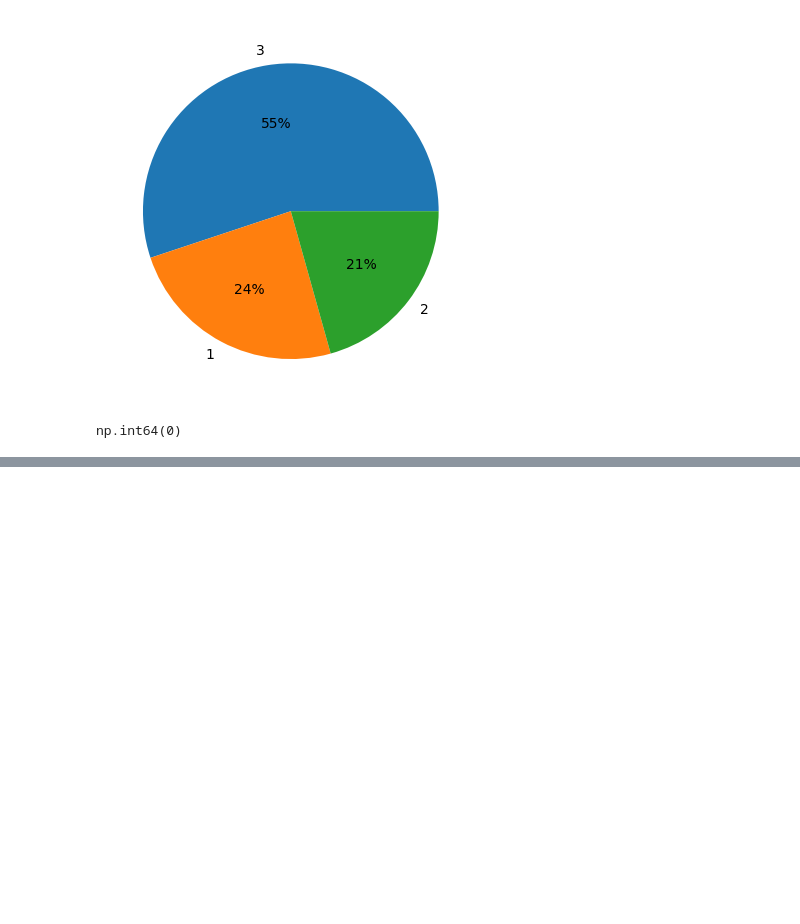
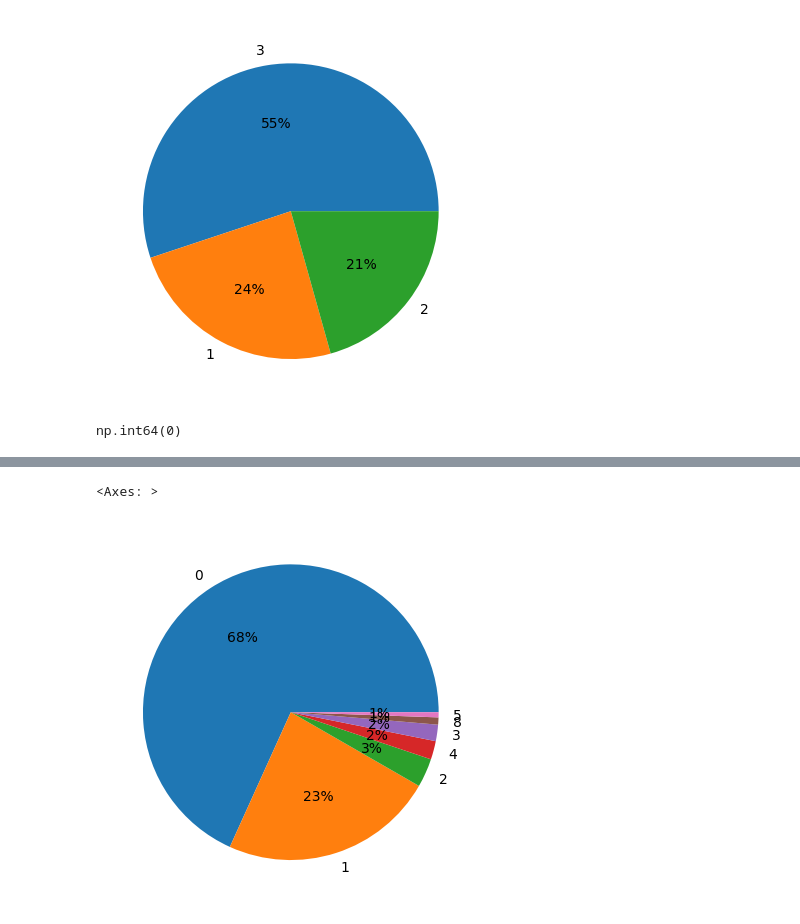
Before and after one commit to aayushmanz/Python-For-Data-Science, a Jupyter notebook: Exploratory Data Analysis (EDA)/Univariate Analysis.ipynb, the cells around one changed output, grey strips where cells are left out. Saved outputs shown, nothing was run; the diff lists cells and outputs as text; code cells hidden in the pictures; blank space fills up the shorter version.

```diff
--- a/Exploratory Data Analysis (EDA)/Univariate Analysis.ipynb
+++ b/Exploratory Data Analysis (EDA)/Univariate Analysis.ipynb
@@ -241,0 +264,5 @@ np.int64(0)
+# %%
+df['SibSp'].value_counts().plot(kind='pie', autopct='%0.0f%%')
+# %% [output]
+<Axes: >
+[figure, added]
```
Also changed, not shown: parts of 3 cells of this notebook.
